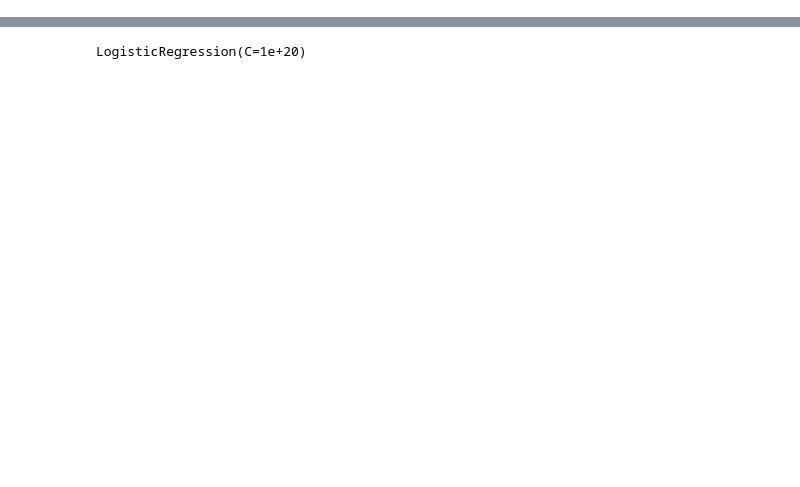
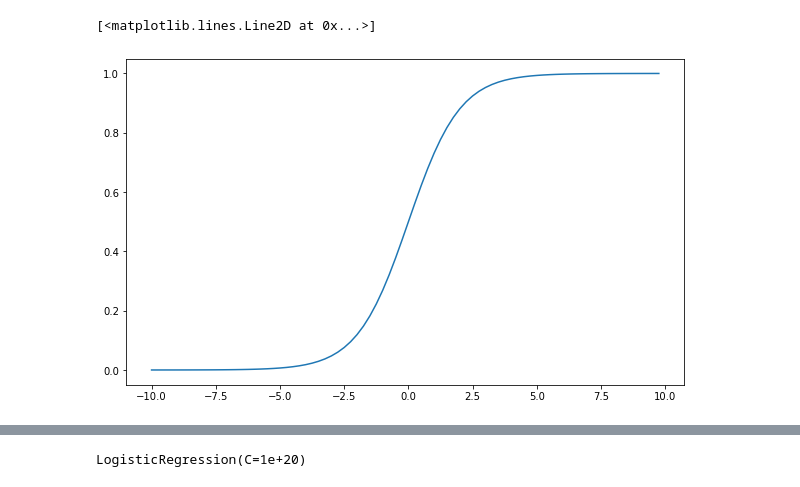
Before and after one commit to haoyangxie/INDE-577, a Jupyter notebook: Supervised_Learning/Logistic_regression/Logistic_Regression.ipynb, the cells around one changed output, grey strips where cells are left out. Cells and saved outputs as stored; diff of their text form; code cells hidden in the pictures; blank space fills up the shorter version.

```diff
--- a/Supervised_Learning/Logistic_regression/Logistic_Regression.ipynb
+++ b/Supervised_Learning/Logistic_regression/Logistic_Regression.ipynb
@@ -25,3 +46,13 @@ plt.legend();
+# %%
+def sigmoid(z):
+    return 1.0/(1.0 + np.exp(-z))
+
+domain = np.arange(-10, 10, .25)
+plt.figure(figsize=(10, 6))
+plt.plot(domain, sigmoid(domain))
+# %% [output]
+[<matplotlib.lines.Line2D at 0x...>]
+[figure, added]
 # %%
 class LogisticRegression:
     def __init__(self, lr=0.01, num_iter=100000, fit_intercept=True, verbose=False):
```
Also changed, not shown: parts of 14 cells of this notebook.
